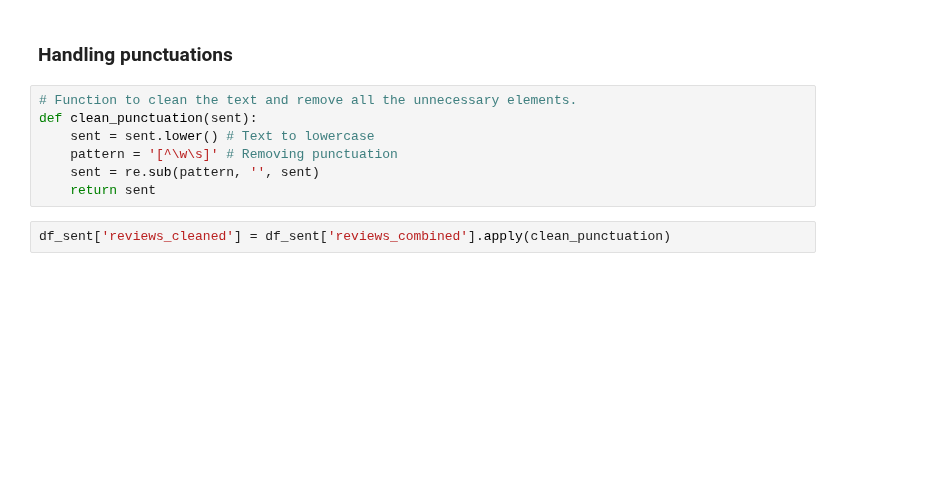
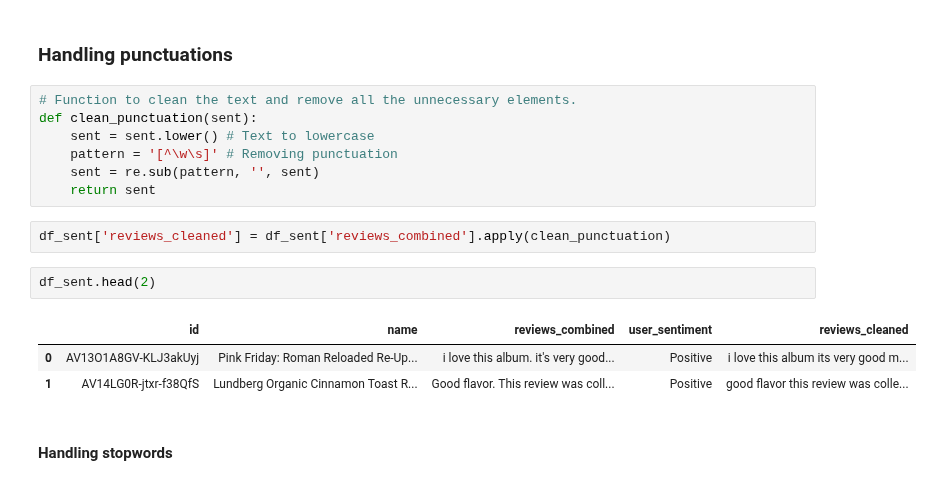
Before and after one commit to bharathsanjai/sentiment-based-product-recommendation-system, a Jupyter notebook: Recommendation_System_Notebook.ipynb, the cells around one changed output. Drawn from its saved outputs; the diff is of its cells as text; blank space fills up the shorter version.

```diff
--- a/Recommendation_System_Notebook.ipynb
+++ b/Recommendation_System_Notebook.ipynb
@@ -526,3 +505,11 @@ def clean_punctuation(sent):
     return sent
 # %%
 df_sent['reviews_cleaned'] = df_sent['reviews_combined'].apply(clean_punctuation)
+# %%
+df_sent.head(2)
+# %% [output]
+|  | id | name | reviews_combined | user_sentiment | reviews_cleaned |
+| 0 | AV13O1A8GV-KLJ3akUyj | Pink Friday: Roman Reloaded Re-Up... | i love this album. it's very good... | Positive | i love this album its very good m... |
+| 1 | AV14LG0R-jtxr-f38QfS | Lundberg Organic Cinnamon Toast R... | Good flavor. This review was coll... | Positive | good flavor this review was colle... |
+# %% [markdown]
+#### Handling stopwords
```
Also changed, not shown: parts of 11 cells of this notebook.
